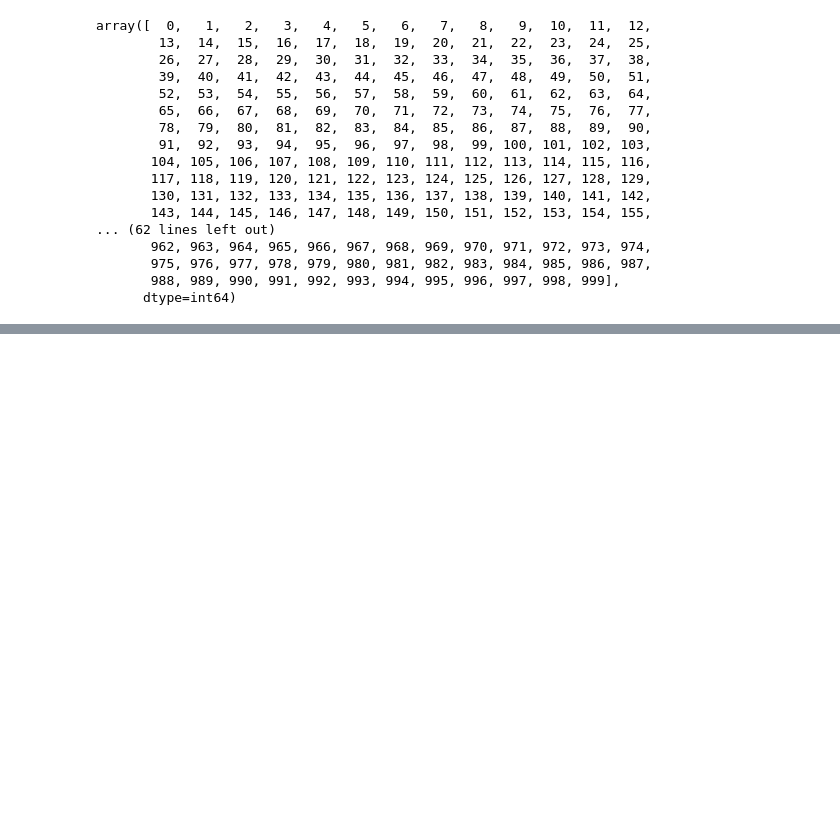
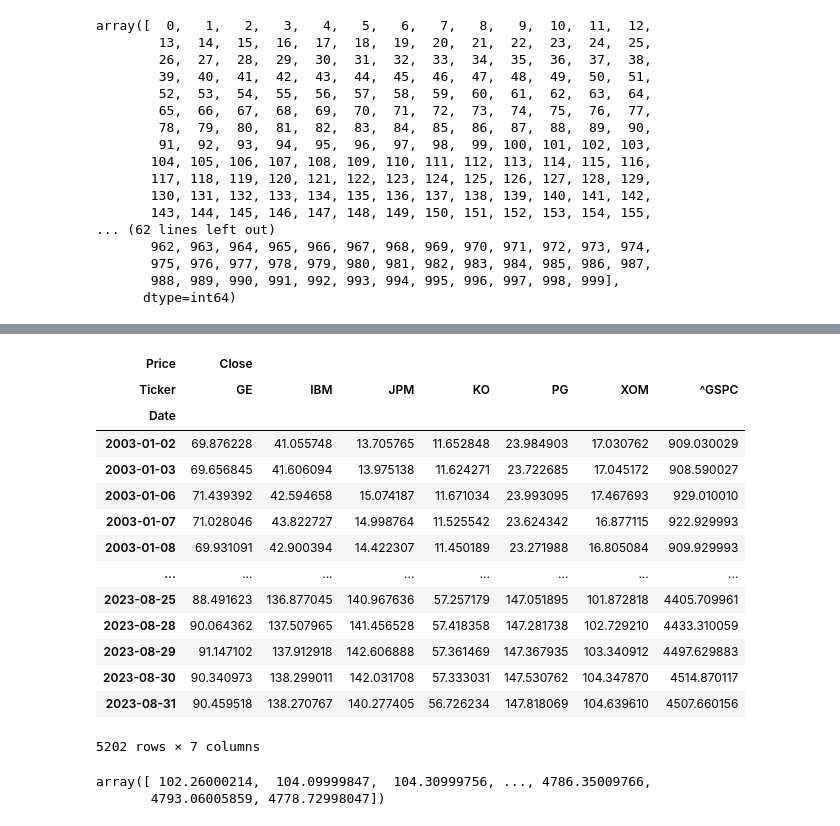
Before and after one commit to bk57na/ETH-GRSTU, a Jupyter notebook: experiments.ipynb, the cells around one changed output, grey strips where cells are left out. Cells and saved outputs as stored; diff of their text form; code cells hidden in the pictures; blank space fills up the shorter version.

```diff
--- a/experiments.ipynb
+++ b/experiments.ipynb
@@ -583,0 +547,4 @@ regime_change_117.to_csv('117')
+# %%
+yf_interval = "1d"
+
+symbols = ["^GSPC", "KO", "IBM", "PG", "JPM", "XOM", "GE"]
@@ -583,0 +562,3 @@ regime_change_117.to_csv('117')
+# %%
+data_clean = data_clean[["Close"]]
+np_data = data_clean.copy().to_numpy()
@@ -583,0 +575,23 @@ regime_change_117.to_csv('117')
+# %%
+data_clean
+# %% [output]
+| Price | Close |  |  |  |  |  |  |
+| Ticker | GE | IBM | JPM | KO | PG | XOM | ^GSPC |
+| Date |  |  |  |  |  |  |  |
+| 2003-01-02 | 69.876228 | 41.055748 | 13.705765 | 11.652848 | 23.984903 | 17.030762 | 909.030029 |
+| 2003-01-03 | 69.656845 | 41.606094 | 13.975138 | 11.624271 | 23.722685 | 17.045172 | 908.590027 |
+| 2003-01-06 | 71.439392 | 42.594658 | 15.074187 | 11.671034 | 23.993095 | 17.467693 | 929.010010 |
+| 2003-01-07 | 71.028046 | 43.822727 | 14.998764 | 11.525542 | 23.624342 | 16.877115 | 922.929993 |
+| 2003-01-08 | 69.931091 | 42.900394 | 14.422307 | 11.450189 | 23.271988 | 16.805084 | 909.929993 |
+| ... | ... | ... | ... | ... | ... | ... | ... |
+| 2023-08-25 | 88.491623 | 136.877045 | 140.967636 | 57.257179 | 147.051895 | 101.872818 | 4405.709961 |
+| 2023-08-28 | 90.064362 | 137.507965 | 141.456528 | 57.418358 | 147.281738 | 102.729210 | 4433.310059 |
+| 2023-08-29 | 91.147102 | 137.912918 | 142.606888 | 57.361469 | 147.367935 | 103.340912 | 4497.629883 |
+| 2023-08-30 | 90.340973 | 138.299011 | 142.031708 | 57.333031 | 147.530762 | 104.347870 | 4514.870117 |
+| 2023-08-31 | 90.459518 | 138.270767 | 140.277405 | 56.726234 | 147.818069 | 104.639610 | 4507.660156 |
+5202 rows × 7 columns
+# %%
+np_data[:,-1] #S&P 500 data
+# %% [output]
+array([ 102.26000214,  104.09999847,  104.30999756, ..., 4786.35009766,
+       4793.06005859, 4778.72998047])
```
Also changed, not shown: parts of 24 cells of this notebook.
